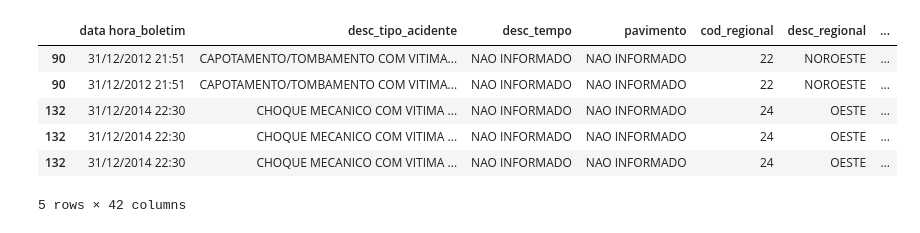
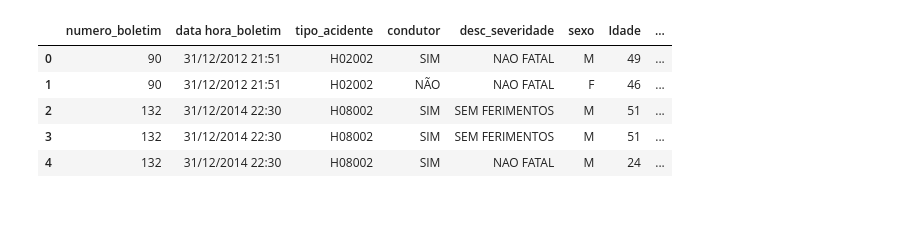
Before and after one commit to SamuelLipovetsky/mda_project, a Jupyter notebook: main.ipynb, the cells around one changed output. Saved outputs shown, nothing was run; the diff lists cells and outputs as text; code cells hidden in the pictures.

```diff
--- a/main.ipynb
+++ b/main.ipynb
@@ -92,22 +55,55 @@ si-veic DataFrame shape: (102265, 11)
-# %%
-joined_df.head()
-columns_to_be_dropped=["data_inclusao","tipo_acidente","data_inclusão",
-                       "velocidade_permitida","origem_boletim",
-                       "cod_tempo","cod_pavimento","local_sinalizado",
-                       "data_alteracao","valor_ups_antiga","cod_severidade_antiga",
-                       "data_hora_boletim"
-                       ]
-
-joined_df = joined_df.drop(columns=columns_to_be_dropped, errors='ignore')
-joined_df.collumns
-# %% [output]
-|  | data hora_boletim | desc_tipo_acidente | desc_tempo | pavimento | cod_regional | desc_regional | ... |
-| 90 | 31/12/2012 21:51 | CAPOTAMENTO/TOMBAMENTO COM VITIMA... | NAO INFORMADO | NAO INFORMADO | 22 | NOROESTE | ... |
-| 90 | 31/12/2012 21:51 | CAPOTAMENTO/TOMBAMENTO COM VITIMA... | NAO INFORMADO | NAO INFORMADO | 22 | NOROESTE | ... |
-| 132 | 31/12/2014 22:30 | CHOQUE MECANICO COM VITIMA ... | NAO INFORMADO | NAO INFORMADO | 24 | OESTE | ... |
-| 132 | 31/12/2014 22:30 | CHOQUE MECANICO COM VITIMA ... | NAO INFORMADO | NAO INFORMADO | 24 | OESTE | ... |
-| 132 | 31/12/2014 22:30 | CHOQUE MECANICO COM VITIMA ... | NAO INFORMADO | NAO INFORMADO | 24 | OESTE | ... |
-5 rows × 42 columns
+# %%
+
+# columns_to_be_dropped=["data_inclusao","desc_tipo_acidente",
+#                        "desc_tempo","pavimento","desc_regional",
+#                        "velocidade_permitida","origem_boletim",
+#                        "cod_pavimento","local_sinalizado",
+#                        "data_alteracao","valor_ups_antiga","cod_severidade_antiga",
+#                         "valor_ups","descricao_ups","data_alteracao_smsa","descricao_ups_antiga"
+#                         "desc_severidade","descricao_habilitacao","descricao_situacao",
+#                         "descricao_tipo_socoro", "data_hora_boletim","nome_municipio",
+#                         "numero_imovel_proximo","numero_imovel","descricao_tipo_bairro",
+#                         "tipo_bairro","Numero_bairro","sequencia_logradouros","numero_logradouro",
+#                         "nome_logradouro","tipo_logradouo_anterior","nome_logradoro_anterior"
+#                         "descricao_tipo_socorro","coordenada_x","coordenada_y","descrição_categoria",
+#                         "descricao_especie","descricao_tipo_socorro","tipo_logradouro_anterior"
+#                         "descricao_ups_antiga","hora_informada","desc_severidade","nascimento",
+#                         "descricao_categoria","numero_municipio","nome_logradoro_anterior","data_boletim",
+#                         "data_hora_boletim_y","data_hora_boletim_x","descricao_ups_antiga","cod_regional",
+#                         "tipo_logradouro_anterior"
+#                        ]
+columns_to_be_dropped=["data_inclusao","desc_tipo_acidente",
+                       "cod_tempo","pavimento","desc_regional",
+                       "velocidade_permitida","origem_boletim",
+                       "cod_pavimento","local_sinalizado",
+                       "data_alteracao","valor_ups_antiga","cod_severidade_antiga",
+                        "valor_ups","descricao_ups","data_alteracao_smsa","descricao_ups_antiga"
+                        "desc_severidade","descricao_habilitacao","codigo_situacao",
+                        "cod_tipo_socoro", "data_hora_boletim","nome_municipio",
+                        "numero_imovel_proximo","numero_imovel","descricao_tipo_bairro",
+                        "tipo_bairro","Numero_bairro","sequencia_logradouros","numero_logradouro",
+                        "nome_logradouro","tipo_logradouo_anterior","nome_logradoro_anterior"
+                        "cod_tipo_socorro","coordenada_x","coordenada_y","descrição_categoria",
+                        "cod_especie","tipo_logradouro_anterior"
+                        "descricao_ups_antiga","hora_informada","nascimento",
+                        "descricao_categoria","numero_municipio","nome_logradoro_anterior","data_boletim",
+                        "data_hora_boletim_y","data_hora_boletim_x","descricao_ups_antiga","cod_regional",
+                        "tipo_logradouro_anterior","codigo_especie","codigo_categoria","tipo_socorro",
+                        "codigo_severidade","declaracao_obito","sequencial_veiculo","numero_envolvido",
+                        "desc_tempo","Embreagues","cinto_seguranca","indicador_fatalidade","especie_veiculo"
+                       ]
+full_df = joined_df
+joined_df = joined_df.drop(columns=columns_to_be_dropped, errors='ignore')
+
+joined_df =joined_df.drop_duplicates()
+display(joined_df.head())
+# %% [output]
+|  | numero_boletim | data hora_boletim | tipo_acidente | condutor | desc_severidade | sexo | Idade | ... |
+| 0 | 90 | 31/12/2012 21:51 | H02002 | SIM | NAO FATAL | M | 49 | ... |
+| 1 | 90 | 31/12/2012 21:51 | H02002 | NÃO | NAO FATAL | F | 46 | ... |
+| 2 | 132 | 31/12/2014 22:30 | H08002 | SIM | SEM FERIMENTOS | M | 51 | ... |
+| 3 | 132 | 31/12/2014 22:30 | H08002 | SIM | SEM FERIMENTOS | M | 51 | ... |
+| 4 | 132 | 31/12/2014 22:30 | H08002 | SIM | NAO FATAL | M | 24 | ... |
 # %%
 import pandas as pd
 import matplotlib.pyplot as plt
```
Also changed, not shown: parts of 10 cells of this notebook, 4 other files.
